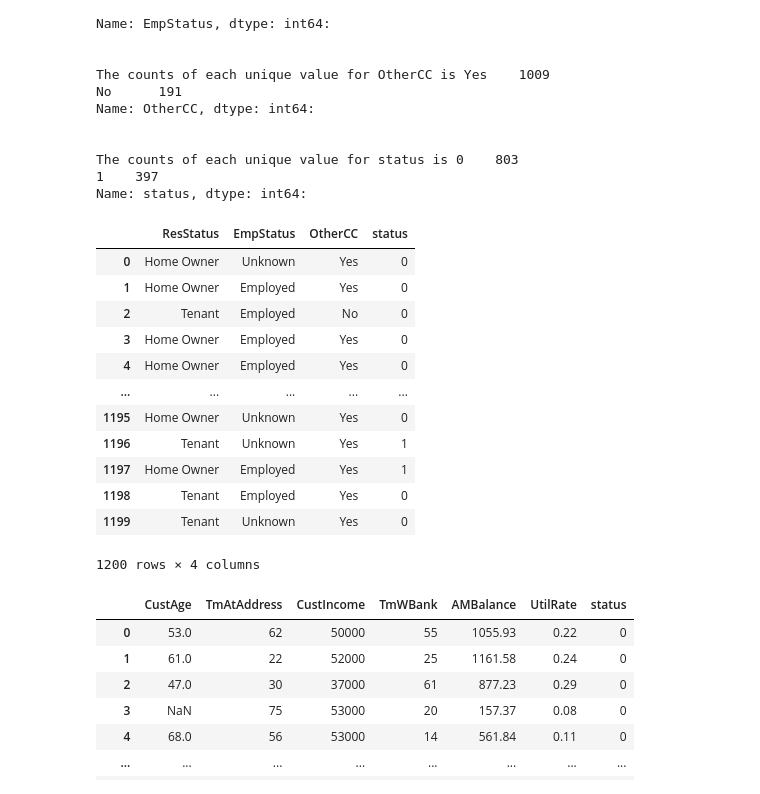
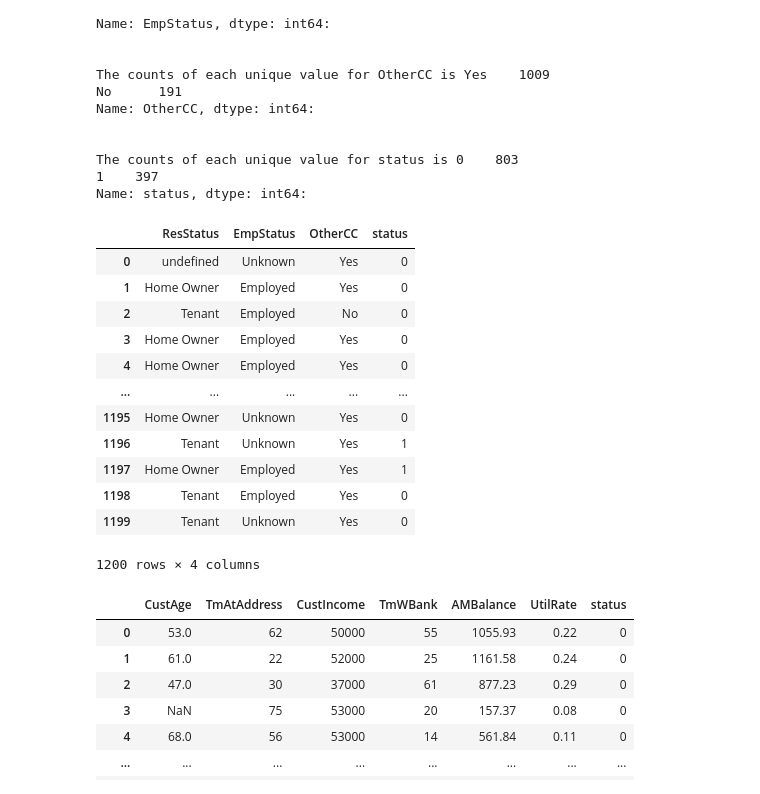
Before and after one commit to rderakhshan/Credit-Scorecard-Modelling, a Jupyter notebook: Credit Scorecard Modelling.ipynb, the cells around one changed output. Cells and saved outputs as stored; diff of their text form; code cells hidden in the pictures.

```diff
--- a/Credit Scorecard Modelling.ipynb
+++ b/Credit Scorecard Modelling.ipynb
@@ -213,6 +210,8 @@ warnings.filterwarnings("ignore")
 import numpy as np
 import pandas as pd
 import matplotlib.pyplot as plt
+#pd.options.display.max_rows = None
+pd.options.display.max_columns = None
 
 
 # roc curve and auc
@@ -368,11 +367,11 @@ The counts of each unique value for status is 0    803
 1    397
 Name: status, dtype: int64:
 # %%
-categorical['ResStatus'] = categorical['ResStatus'].replace('<undefined>', 'Home Owner' , regex=True)
+categorical['ResStatus'] = categorical['ResStatus'].replace('<undefined>', 'undefined' , regex=True)
 categorical
 # %% [output]
 |  | ResStatus | EmpStatus | OtherCC | status |
-| 0 | Home Owner | Unknown | Yes | 0 |
+| 0 | undefined | Unknown | Yes | 0 |
 | 1 | Home Owner | Employed | Yes | 0 |
 | 2 | Tenant | Employed | No | 0 |
 | 3 | Home Owner | Employed | Yes | 0 |
```
Also changed, not shown: parts of 76 cells of this notebook.
